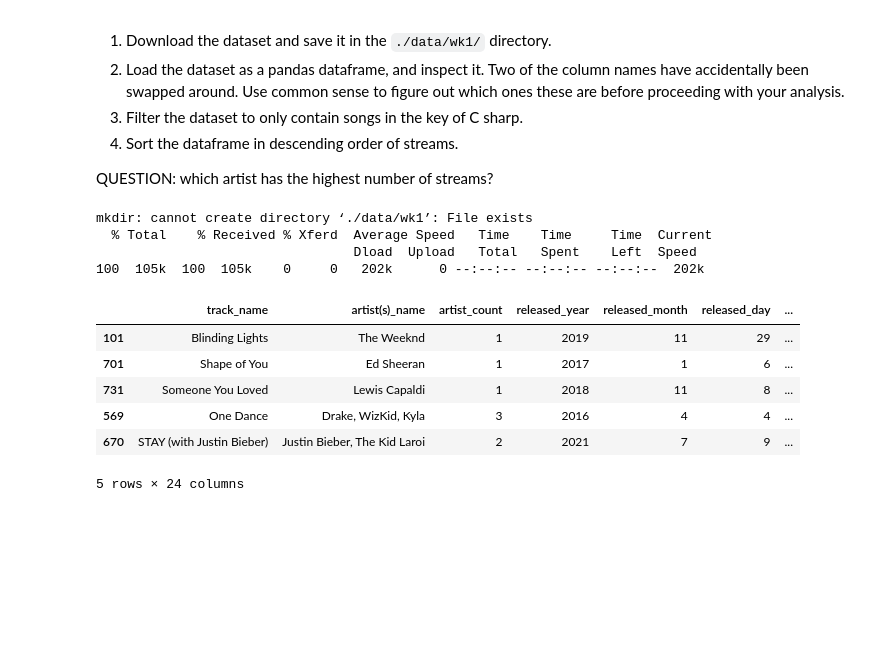
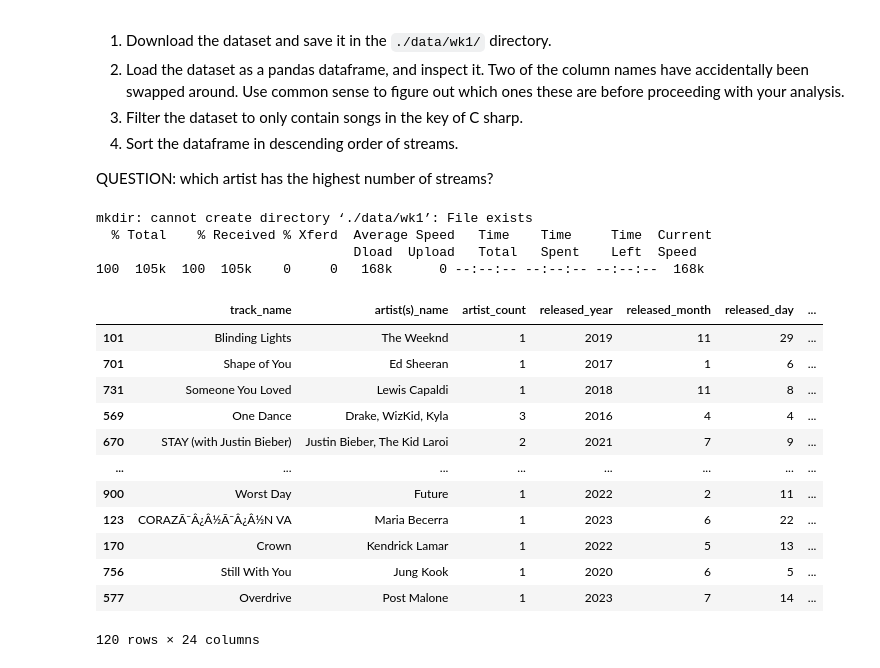
Before and after one commit to NoahGal-19/QM2, a Jupyter notebook: notebooks/W01. Python Recap.ipynb, the cells around one changed output. Cells and saved outputs as stored; diff of their text form; code cells hidden in the pictures; blank space fills up the shorter version.

```diff
--- a/notebooks/W01. Python Recap.ipynb
+++ b/notebooks/W01. Python Recap.ipynb
@@ -225,22 +225,26 @@ QUESTION: which artist has the highest number of streams?
 # %%
 import pandas
 !mkdir ./data/wk1
 !curl   https://storage.googleapis.com/qm2/wk1/spotify-2023.csv -o ./data/wk1/data.csv
 data = pandas.read_csv('./data/wk1/data.csv')
-data.columns = ['temp' if x=='bpm' else x for x in data.columns]
-data.columns = ['bpm' if x=='streams' else x for x in data.columns]
-data.columns = ['streams' if x=='temp' else x for x in data.columns]
+data[['streams','bpm']]=data[['bpm','streams']]
 data = data[data.key == "C#"]
-data.sort_values(by='streams', ascending=False).head()
+data.sort_values(by='streams', ascending=False)
 # %% [output]
 mkdir: cannot create directory ‘./data/wk1’: File exists
   % Total    % Received % Xferd  Average Speed   Time    Time     Time  Current
                                  Dload  Upload   Total   Spent    Left  Speed
-100  105k  100  105k    0     0   202k      0 --:--:-- --:--:-- --:--:--  202k
+100  105k  100  105k    0     0   168k      0 --:--:-- --:--:-- --:--:--  168k
 |  | track_name | artist(s)_name | artist_count | released_year | released_month | released_day | ... |
 | 101 | Blinding Lights | The Weeknd | 1 | 2019 | 11 | 29 | ... |
 | 701 | Shape of You | Ed Sheeran | 1 | 2017 | 1 | 6 | ... |
 | 731 | Someone You Loved | Lewis Capaldi | 1 | 2018 | 11 | 8 | ... |
 | 569 | One Dance | Drake, WizKid, Kyla | 3 | 2016 | 4 | 4 | ... |
 | 670 | STAY (with Justin Bieber) | Justin Bieber, The Kid Laroi | 2 | 2021 | 7 | 9 | ... |
+| ... | ... | ... | ... | ... | ... | ... | ... |
+| 900 | Worst Day | Future | 1 | 2022 | 2 | 11 | ... |
+| 123 | CORAZÃ¯Â¿Â½Ã¯Â¿Â½N VA | Maria Becerra | 1 | 2023 | 6 | 22 | ... |
+| 170 | Crown | Kendrick Lamar | 1 | 2022 | 5 | 13 | ... |
+| 756 | Still With You | Jung Kook | 1 | 2020 | 6 | 5 | ... |
+| 577 | Overdrive | Post Malone | 1 | 2023 | 7 | 14 | ... |
-5 rows × 24 columns
+120 rows × 24 columns
```
